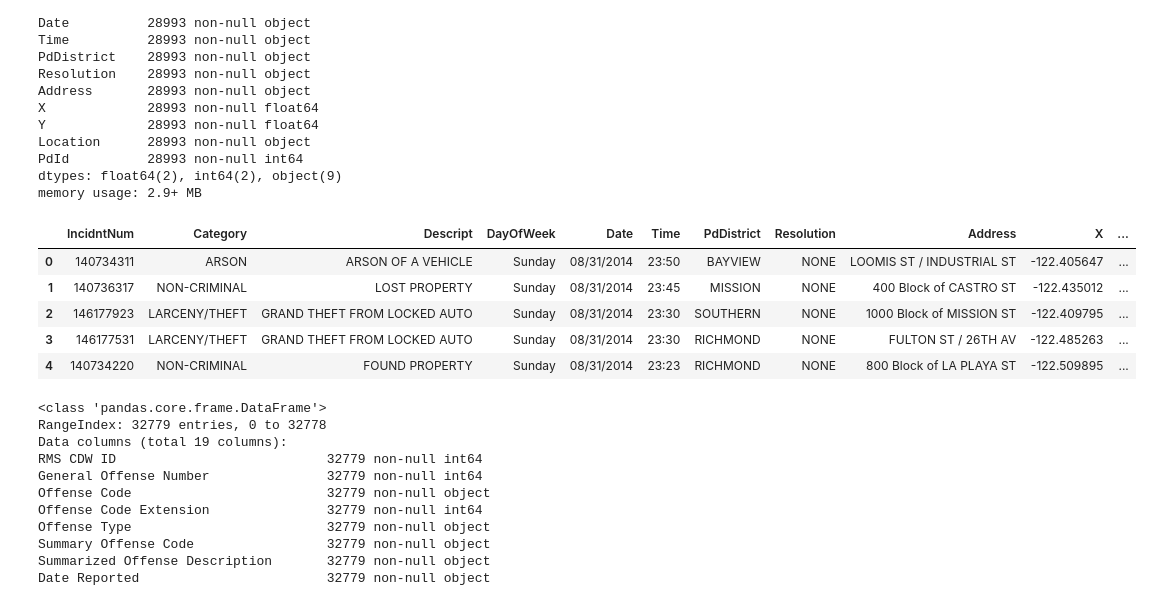
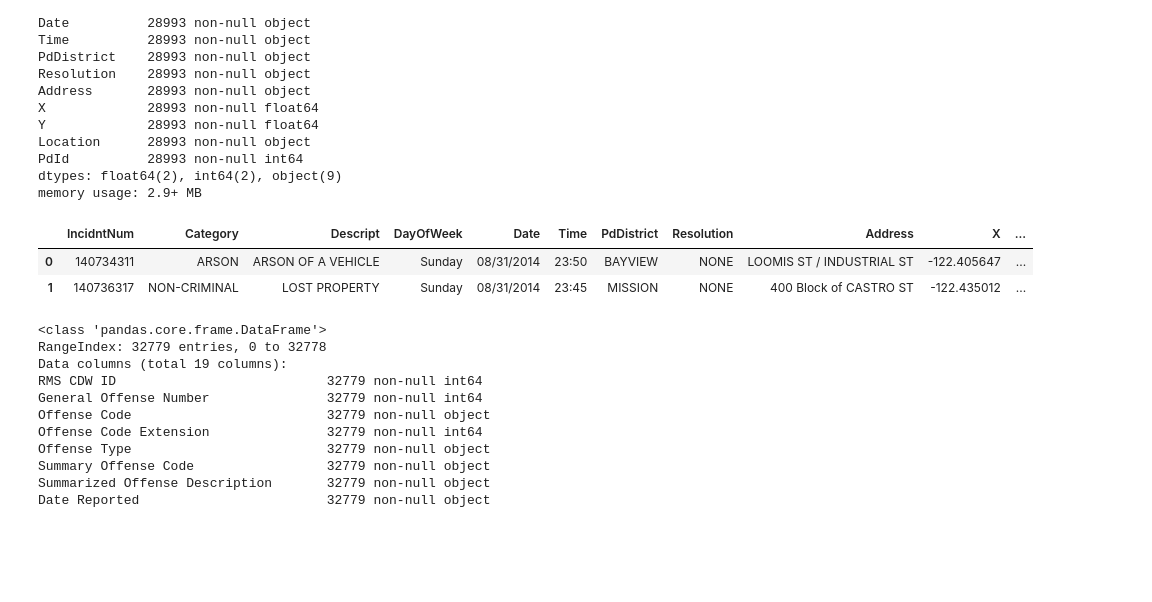
Before and after one commit to nguyenbh1507/DS-at-scale, a Jupyter notebook: Less crime in the early morning.ipynb, the cells around one changed output. Cells and saved outputs as stored; diff of their text form; code cells hidden in the pictures; blank space fills up the shorter version.

```diff
--- a/Less crime in the early morning.ipynb
+++ b/Less crime in the early morning.ipynb
@@ -38,14 +38,11 @@ PdId          28993 non-null int64
 dtypes: float64(2), int64(2), object(9)
 memory usage: 2.9+ MB
 # %%
-sanDF.head()
+sanDF.head(2)
 # %% [output]
 |  | IncidntNum | Category | Descript | DayOfWeek | Date | Time | PdDistrict | Resolution | Address | X | ... |
 | 0 | 140734311 | ARSON | ARSON OF A VEHICLE | Sunday | 08/31/2014 | 23:50 | BAYVIEW | NONE | LOOMIS ST / INDUSTRIAL ST | -122.405647 | ... |
 | 1 | 140736317 | NON-CRIMINAL | LOST PROPERTY | Sunday | 08/31/2014 | 23:45 | MISSION | NONE | 400 Block of CASTRO ST | -122.435012 | ... |
-| 2 | 146177923 | LARCENY/THEFT | GRAND THEFT FROM LOCKED AUTO | Sunday | 08/31/2014 | 23:30 | SOUTHERN | NONE | 1000 Block of MISSION ST | -122.409795 | ... |
-| 3 | 146177531 | LARCENY/THEFT | GRAND THEFT FROM LOCKED AUTO | Sunday | 08/31/2014 | 23:30 | RICHMOND | NONE | FULTON ST / 26TH AV | -122.485263 | ... |
-| 4 | 140734220 | NON-CRIMINAL | FOUND PROPERTY | Sunday | 08/31/2014 | 23:23 | RICHMOND | NONE | 800 Block of LA PLAYA ST | -122.509895 | ... |
 # %%
 seatDF.info()
 # %% [output]
```
Also changed, not shown: parts of 11 cells of this notebook.
